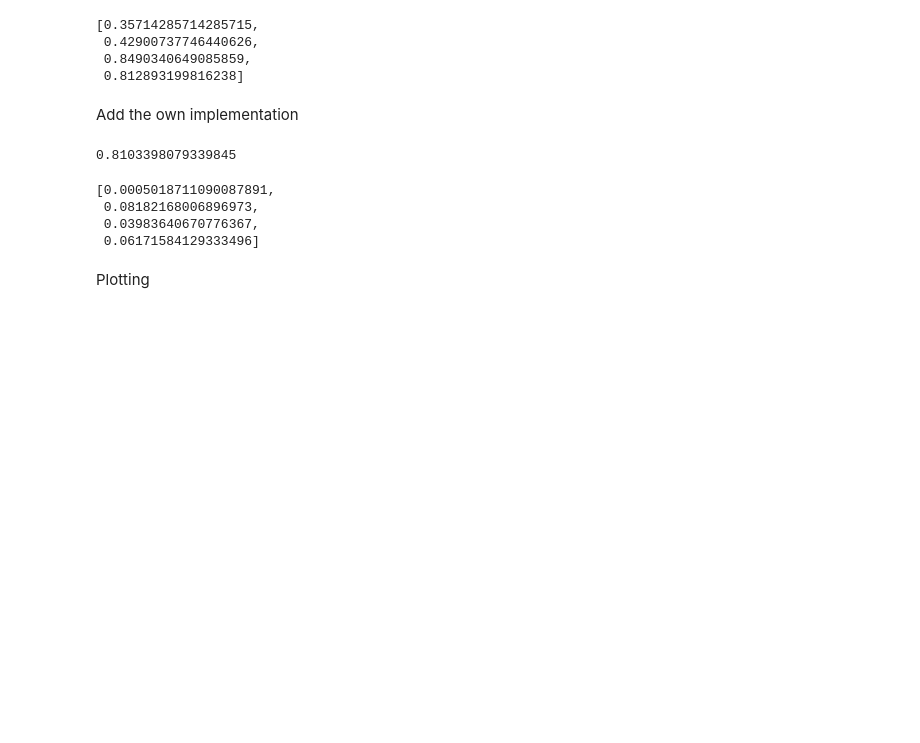
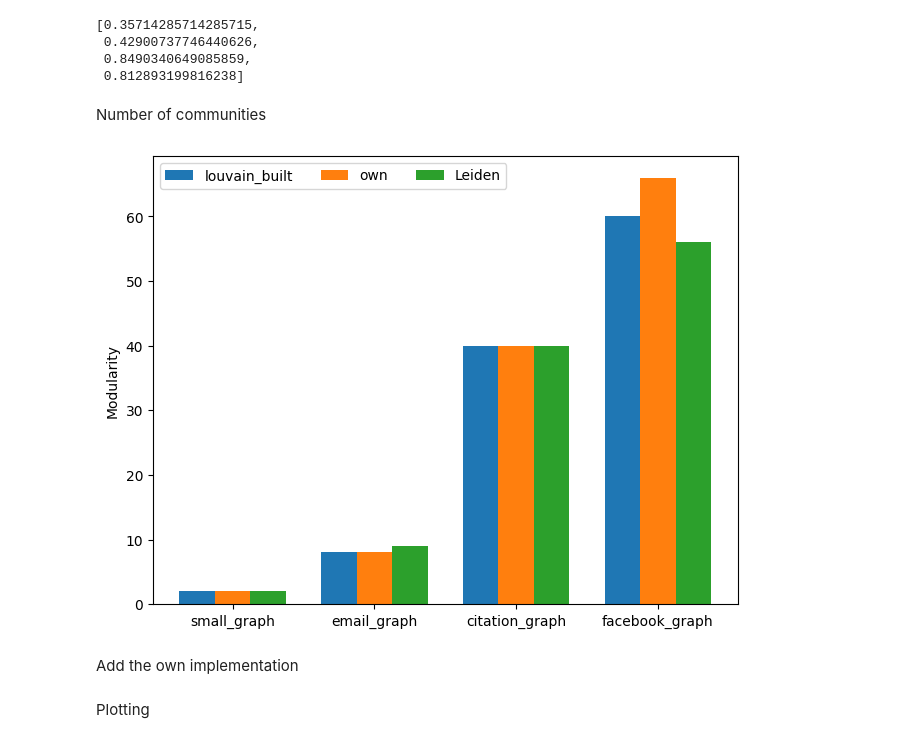
Before and after one commit to Arefay97/Social-Media-Analytics---Project, a Jupyter notebook: compare2.ipynb, the cells around one changed output. Drawn from its saved outputs; the diff is of its cells as text; code cells hidden in the pictures; blank space fills up the shorter version.

Commit message:
number of communities

```diff
--- a/compare2.ipynb
+++ b/compare2.ipynb
@@ -295,23 +295,51 @@ data_dict['louvain_modularity']
  0.42900737746440626,
  0.8490340649085859,
  0.812893199816238]
+# %% [markdown]
+Number of communities
+# %%
+def get_len(G,c):
+    node_list = {}
+    for node, val in  nx.get_node_attributes(G,c).items():
+        if val in node_list.keys():
+            node_list[val].append(node)
+        else:
+            node_list[val] = [node]
+    return len(list(node_list.values()))
+lengths = {}
+lengths['louvain_built'] = []
+lengths['own'] = []
+lengths['Leiden'] = []
+for g in graphs:
+    lengths['louvain_built'].append(get_len(g,"community_id"))
+    lengths['own'].append(get_len(g,'Louvain_id'))
+    lengths['Leiden'].append(get_len(g,'Leiden_id'))
+# %%
+def plot_bar(title):
+    fig, ax = plt.subplots(layout='constrained')
+    x = np.arange(4)  # the label locations
+    width = 0.25  # the width of the bars
+    multiplier = 0
+
+    for attribute, measurement in lengths.items():
+        offset = width * multiplier
+        rects = ax.bar(x + offset, measurement, width, label=attribute)
+        #ax.bar_label(rects, padding=3)
+        multiplier += 1
+
+    # Add some text for labels, title and custom x-axis tick labels, etc.
+    ax.set_ylabel(title)
+    #ax.set_title('Penguin attributes by species')
+    ax.set_xticks(x + width, data_dict['names'])
+    ax.legend(loc='upper left', ncols=3)
+    #ax.set_ylim(0, 200)
+
+    plt.show()
+plot_bar('Modularity')
+# %% [output]
+[figure, added]
 # %% [markdown]
 Add the own implementation
-# %%
-with open('data/com0_81054', 'rb') as file:
-    # Load the object from the file
-    louvain_own= pickle.load(file)
-mod = nx.community.modularity(facebook_graph,list(louvain_own.values()))
-print(mod)
-# %% [output]
-0.8103398079339845
-# %%
-data_dict['own_time']
-# %% [output]
-[0.0005018711090087891,
- 0.08182168006896973,
- 0.03983640670776367,
- 0.06171584129333496]
 # %% [markdown]
 Plotting
 # %%
```
